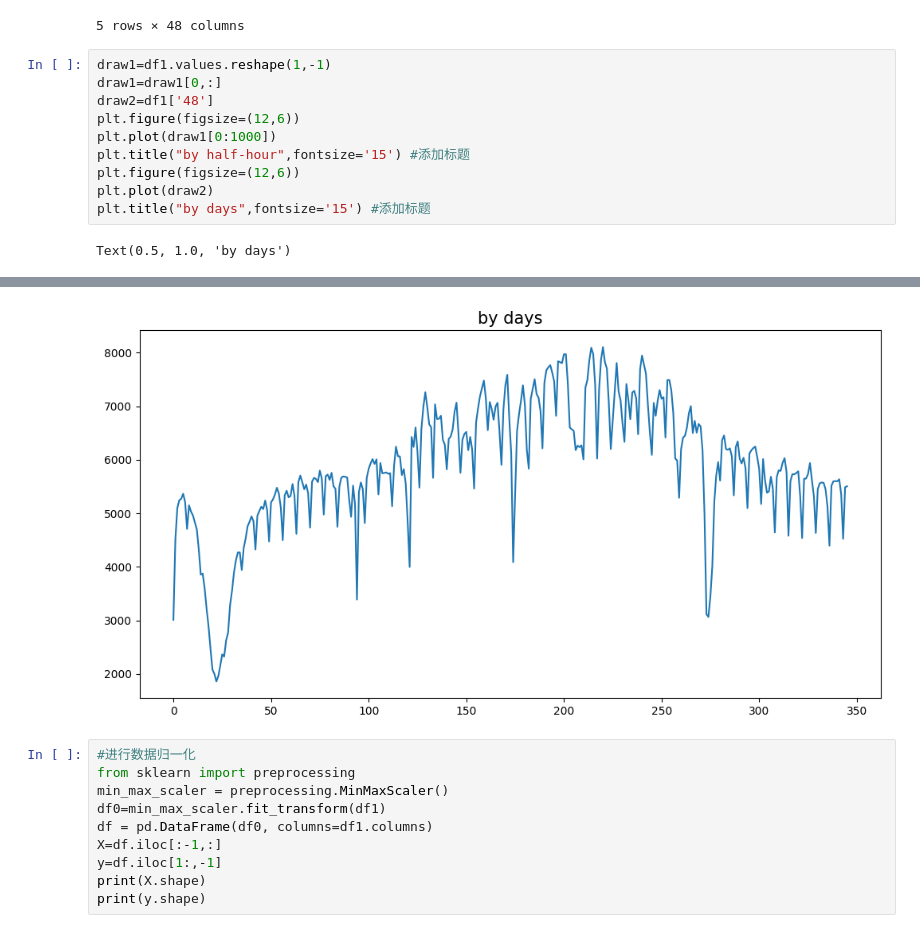
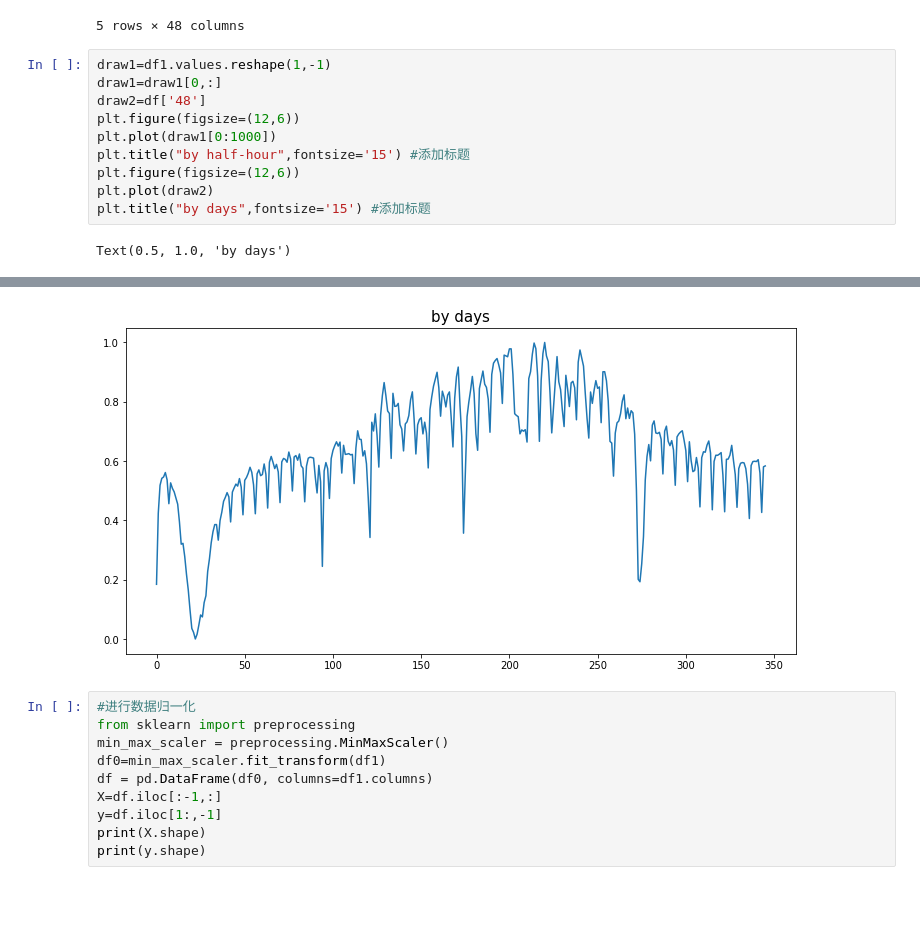
Before and after one commit to xing-shuyin/load-forecasting-algorithms, a Jupyter notebook: 6algorithms-compare.ipynb, the cells around one changed output, grey strips where cells are left out. Saved outputs shown, nothing was run; the diff lists cells and outputs as text; blank space fills up the shorter version.

```diff
--- a/6algorithms-compare.ipynb
+++ b/6algorithms-compare.ipynb
@@ -27,17 +29,17 @@ df1.tail()
 # %%
 draw1=df1.values.reshape(1,-1)
 draw1=draw1[0,:]
-draw2=df1['48']
+draw2=df['48']
 plt.figure(figsize=(12,6))
 plt.plot(draw1[0:1000])
 plt.title("by half-hour",fontsize='15') #添加标题
 plt.figure(figsize=(12,6))
 plt.plot(draw2)
 plt.title("by days",fontsize='15') #添加标题
 # %% [output]
 Text(0.5, 1.0, 'by days')
 [figure]
-[figure, old version]
+[figure, new version]
 # %%
 #进行数据归一化
 from sklearn import preprocessing
```
Also changed, not shown: parts of 9 cells of this notebook.
